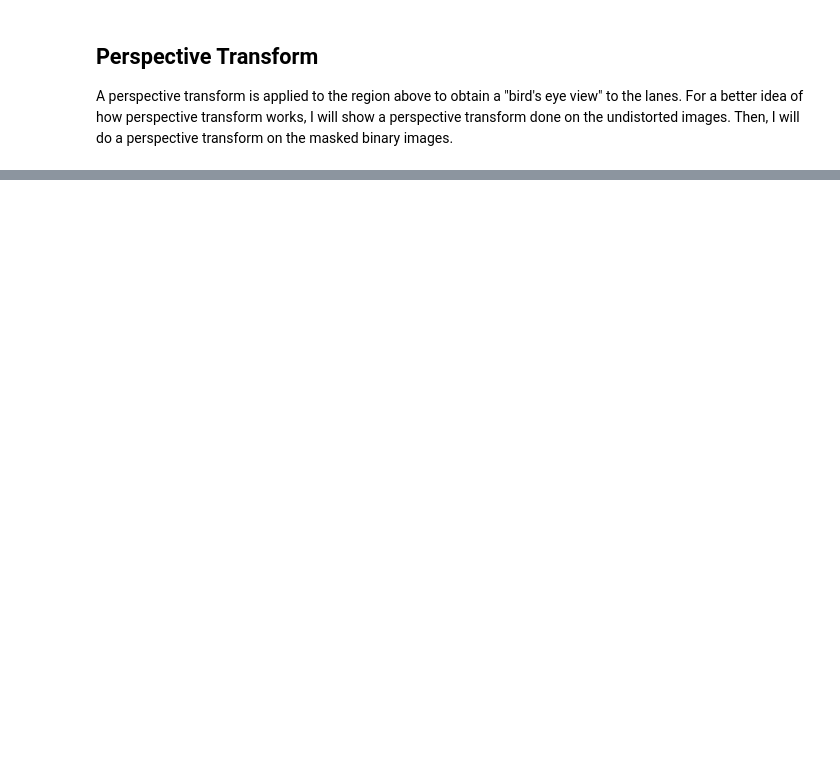
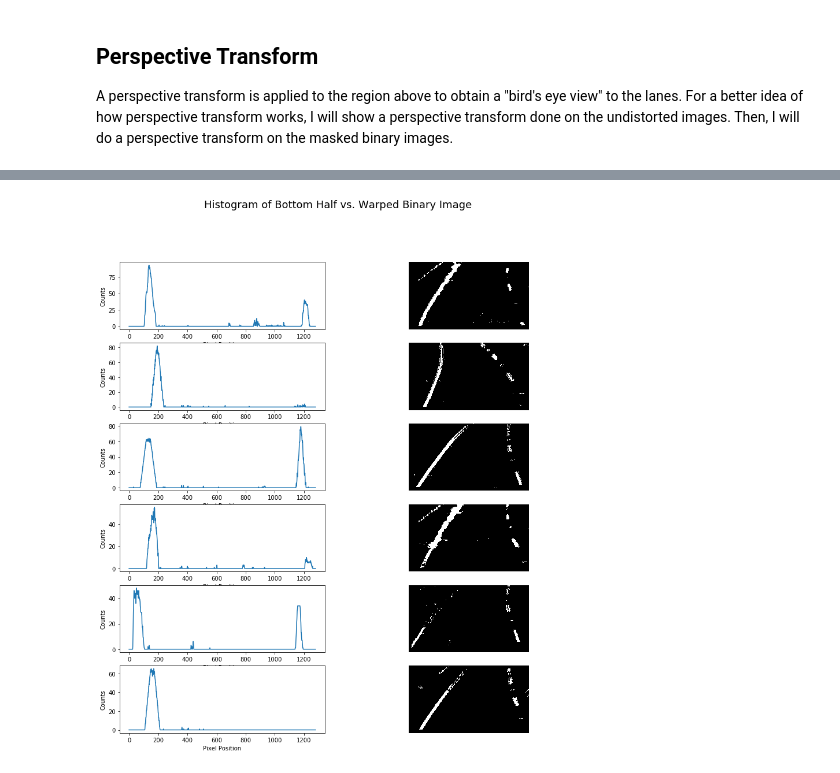
Before and after one commit to AryanJ-NYC/CarND-Advanced-Lane-Lines, a Jupyter notebook: main.ipynb, the cells around one changed output, grey strips where cells are left out. Saved outputs shown, nothing was run; the diff lists cells and outputs as text; code cells hidden in the pictures; blank space fills up the shorter version.

```diff
--- a/main.ipynb
+++ b/main.ipynb
@@ -240,0 +246,16 @@ plt.show()
+# %%
+fig, axarr = plt.subplots(len(masked_images), 2) # two columns
+fig.set_size_inches((14,15))
+fig.suptitle('Histogram of Bottom Half vs. Warped Binary Image', fontsize=18)
+
+for idx, warped_img in enumerate(warped_images):
+    histogram = np.sum(warped_img[int(warped_img.shape[0]//1.25):, :], axis=0)
+
+    axarr[idx, 0].plot(histogram)
+    axarr[idx, 0].set_xlabel('Pixel Position')
+    axarr[idx, 0].set_ylabel('Counts')
+    axarr[idx, 1].imshow(warped_img, cmap='gray')
+    axarr[idx, 1].axis('off')
+plt.show()
+# %% [output]
+[figure, added]
```
Also changed, not shown: parts of 6 cells of this notebook.
